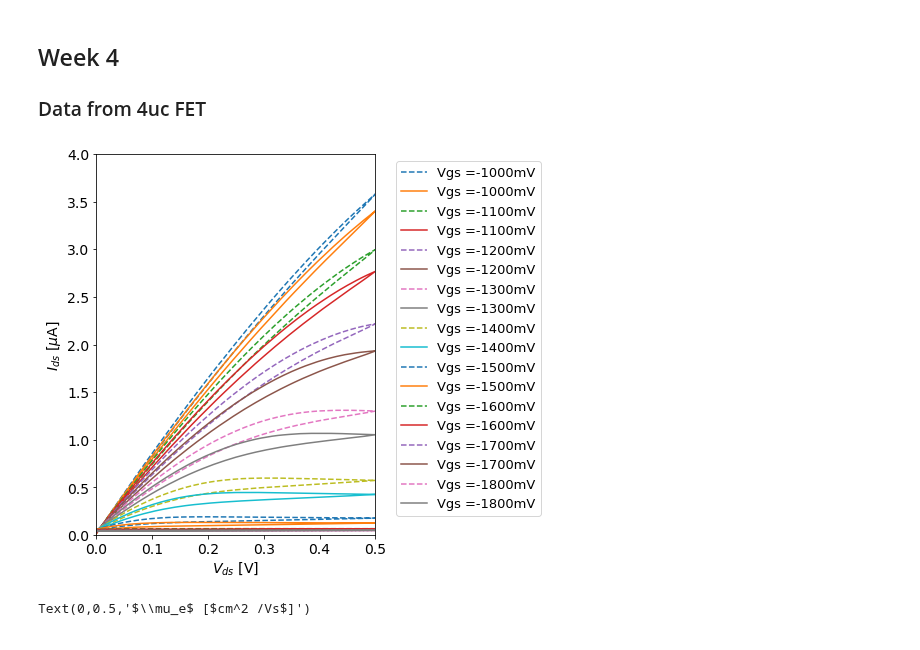
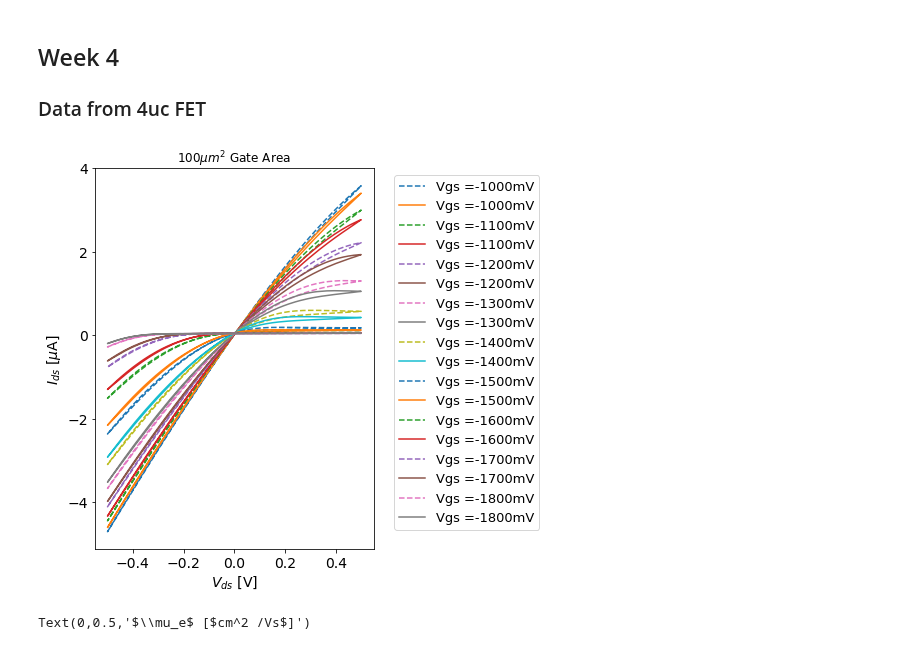
Before and after one commit to prabowobagas/Jupyter-Notebook-Thesis, a Jupyter notebook: Weekly Journal.ipynb, the cells around one changed output. Cells and saved outputs as stored; diff of their text form; code cells hidden in the pictures.

```diff
--- a/Weekly Journal.ipynb
+++ b/Weekly Journal.ipynb
@@ -254,37 +250,37 @@ def wrapper_vds(dataframe):
     return dataframe
 
 
 def sigmoid(x, a, b, c, d):
     y = a / (1 + np.exp(-b*x-c)) + d
     return y
 
 for i in range(11,20):
     df1 = pd.read_csv('Data\\dev15\\dev15_vsd\\dev15_dataset'+str(i)+'.txt',sep='\t',skiprows = [0,1,2])
     df2 = pd.read_csv('Data\\dev16\\dev16_vsd\\dev16dataset'+str(i)+'.txt',sep='\t',skiprows = [0,1,2])
 
     df_wrap1 = wrapper_vds(df1)
     df_wrap2 = wrapper_vds(df2)
 
-    plt.figure(1)
     plt.plot(df_wrap1['Vds'], df_wrap1['Ids']/(10)**(-6), label = 'Vgs ='+str((i*-100)+100)+'mV',linestyle = 'dashed')
     plt.plot(df_wrap2['Vds'], df_wrap2['Ids']/(10)**(-6), label = 'Vgs ='+str((i*-100)+100)+'mV')
 
 
+plt.title('100$\mu m^2$ Gate Area')
 plt.xlabel('$V_{ds}$ [V]', fontsize=14)
 plt.ylabel('$I_{ds}$ [$\mu$A]', fontsize=14)
 plt.legend(bbox_to_anchor=(1.05, 1), loc=2,  prop={'size': 13})
 
-plt.xlim(0,0.5)
-plt.ylim(0,)
+# plt.xlim(-0.5,0.5)
+#plt.ylim(0,)
 
 plt.rcParams['figure.figsize'] = (5,7)
 ax = plt.gca()
 ax.tick_params(axis = 'both', which = 'major', labelsize = 14)
 plt.show()
 
 # plt.savefig('Figures\\Ids_Vds_dev15-16.pdf', format='pdf', dpi=1000, bbox_inches='tight')
 # %% [output]
-[figure, old version]
+[figure, new version]
 # %%
 from scipy import constants
 
```
Also changed, not shown: parts of 5 cells of this notebook, 1 other file.
